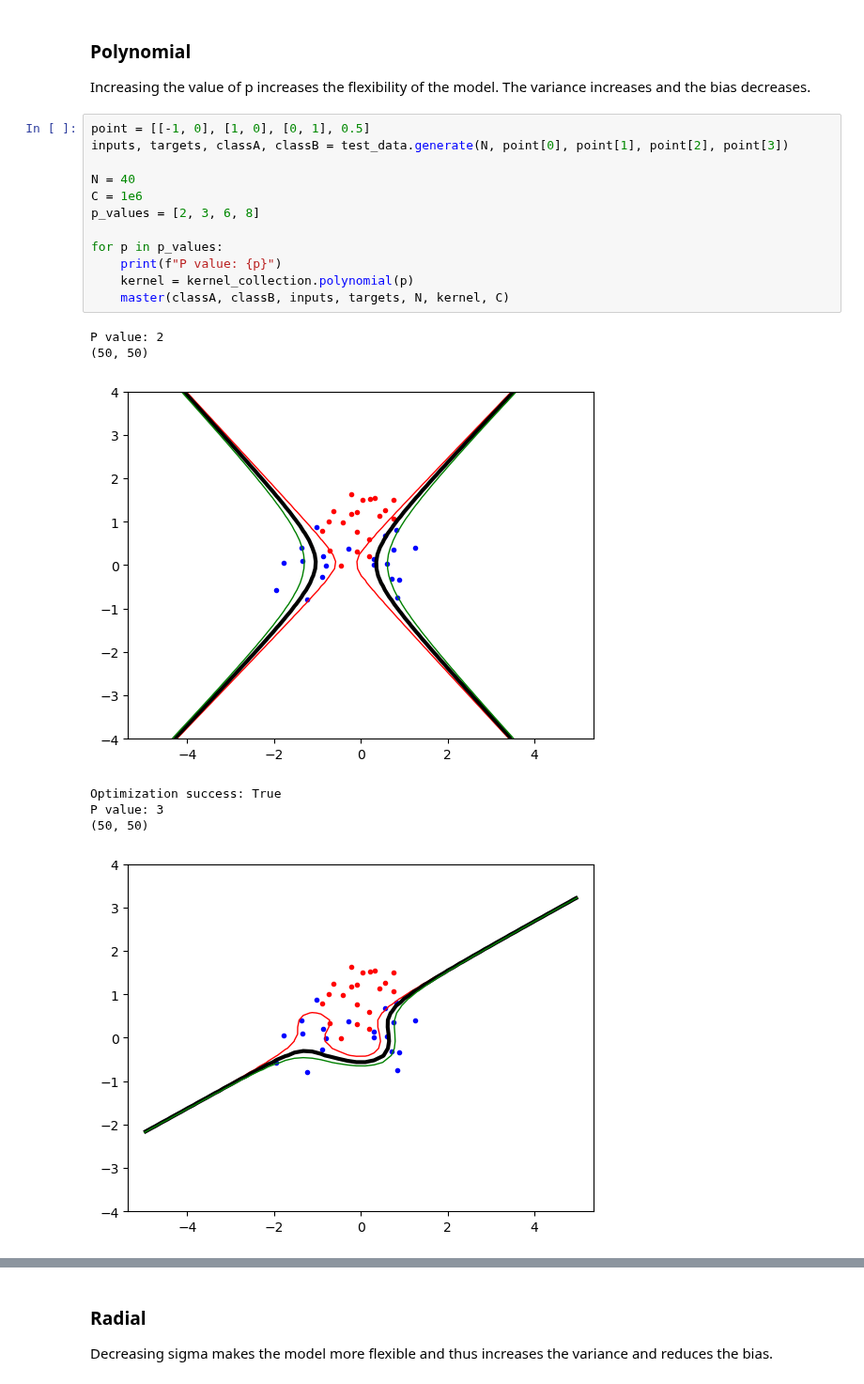
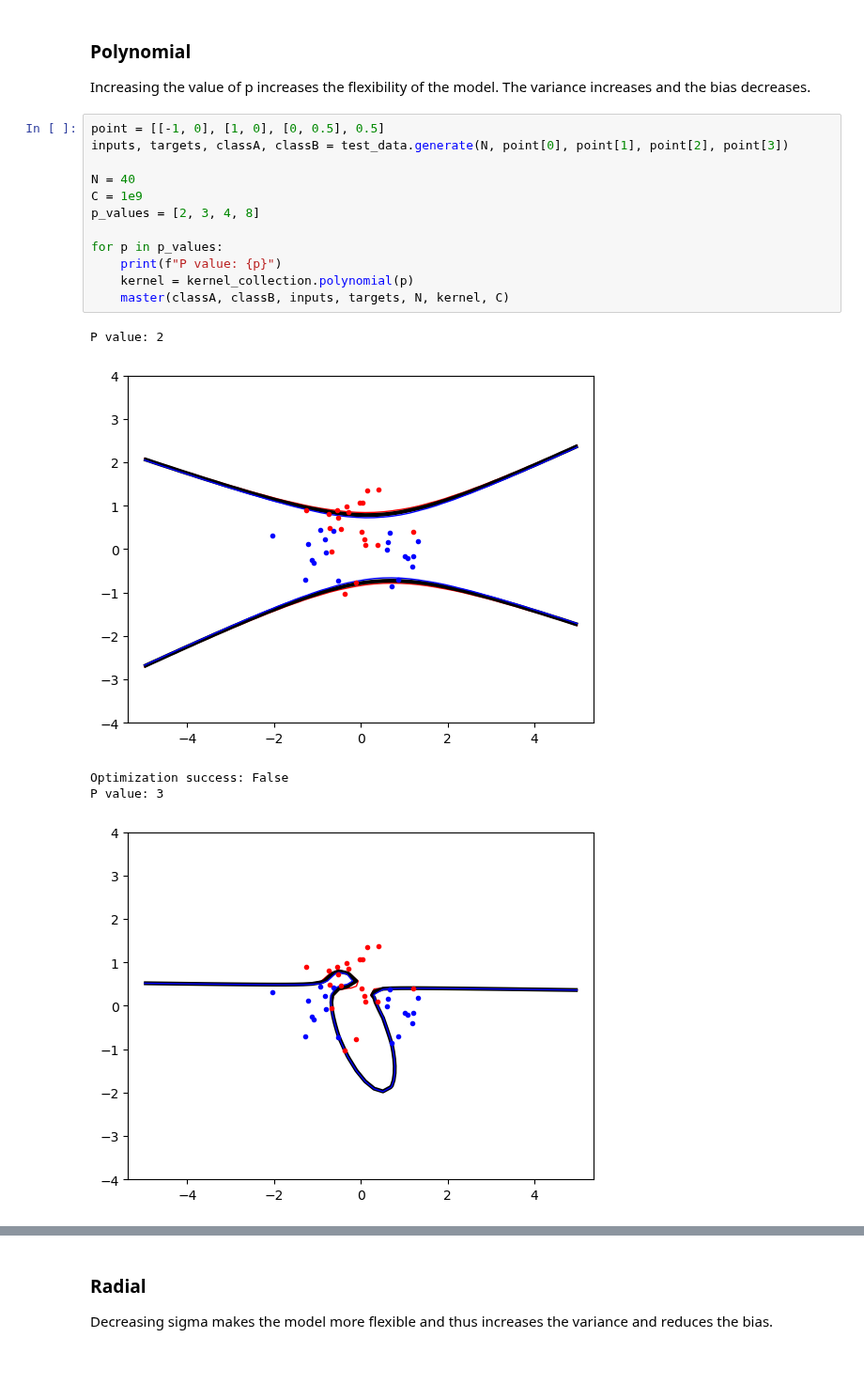
Before and after one commit to simon-frisk/Machine-Learning-Lab-2, a Jupyter notebook: presentation_notebook.ipynb, the cells around one changed output, grey strips where cells are left out. Shown at 94% size. Drawn from its saved outputs; the diff is of its cells as text.

Commit message:
Fixed some plots and added questions into notebook

```diff
--- a/presentation_notebook.ipynb
+++ b/presentation_notebook.ipynb
@@ -179,23 +171,21 @@ Optimization success: False
 
 Increasing the value of p increases the flexibility of the model. The variance increases and the bias decreases.
 # %%
-point = [[-1, 0], [1, 0], [0, 1], 0.5]
+point = [[-1, 0], [1, 0], [0, 0.5], 0.5]
 inputs, targets, classA, classB = test_data.generate(N, point[0], point[1], point[2], point[3])
 
 N = 40
-C = 1e6
-p_values = [2, 3, 6, 8]
+C = 1e9
+p_values = [2, 3, 4, 8]
 
 for p in p_values:
     print(f"P value: {p}")
     kernel = kernel_collection.polynomial(p)
     master(classA, classB, inputs, targets, N, kernel, C)
 # %% [output]
 P value: 2
-(50, 50)
-[figure, old version]
+[figure, new version]
-Optimization success: True
+Optimization success: False
 P value: 3
-(50, 50)
-[figure, old version]
+[figure, new version]
 Optimization success: True
```
Also changed, not shown: parts of 19 cells of this notebook, 1 other file.
